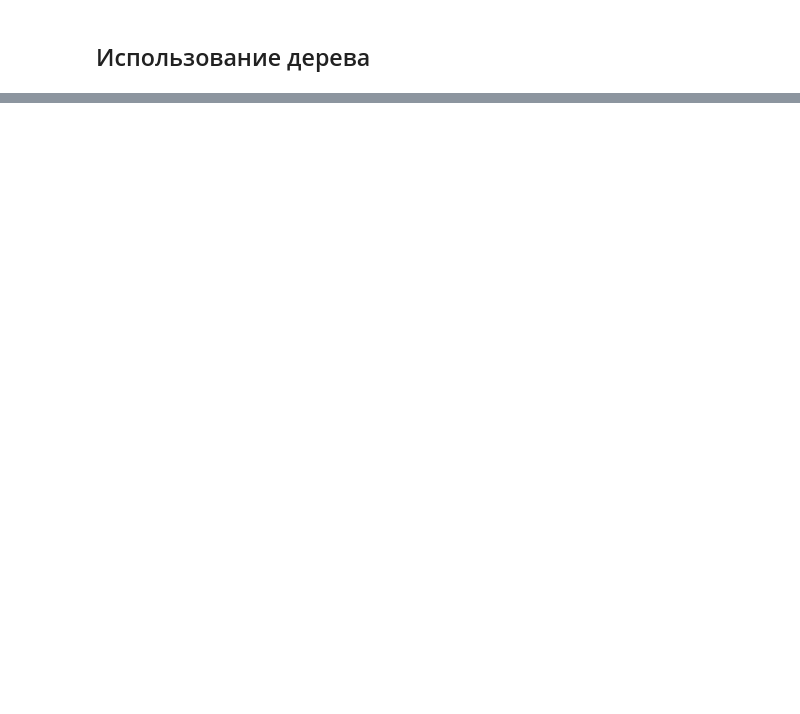
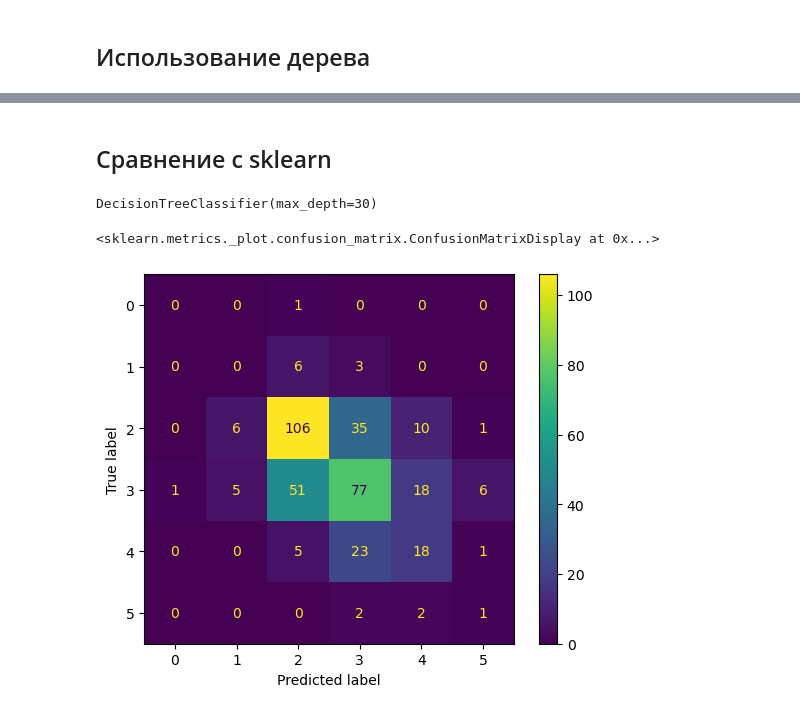
Before and after one commit to fffffopas/Ml_library, a Jupyter notebook: testing_tree.ipynb, the cells around one changed output, grey strips where cells are left out. Cells and saved outputs as stored; diff of their text form; code cells hidden in the pictures; blank space fills up the shorter version.

```diff
--- a/testing_tree.ipynb
+++ b/testing_tree.ipynb
@@ -90,0 +98,2 @@ Error:
+# %% [markdown]
+## Сравнение с sklearn
@@ -90,0 +102,11 @@ Error:
+# %%
+model_s = DT(max_depth=30)
+# %%
+model_s.fit(X_train, y_train)
+# %% [output]
+DecisionTreeClassifier(max_depth=30)
+# %%
+ConfusionMatrixDisplay.from_estimator(model_s, X_test, y_test)
+# %% [output]
+<sklearn.metrics._plot.confusion_matrix.ConfusionMatrixDisplay at 0x...>
+[figure, added]
```
Also changed, not shown: parts of 30 cells of this notebook, 5 other files.
